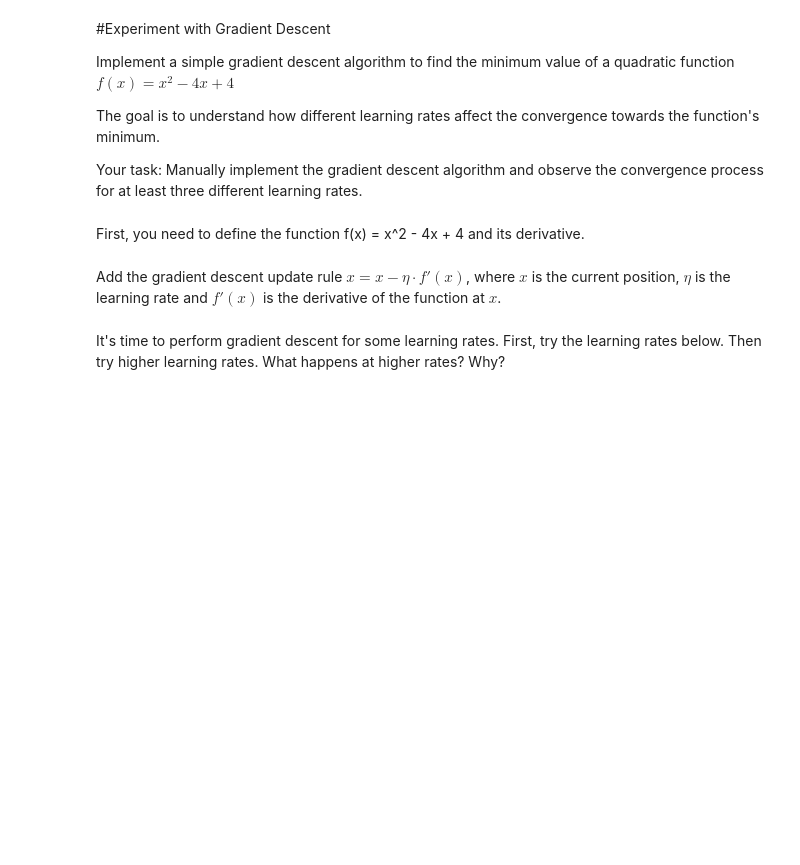
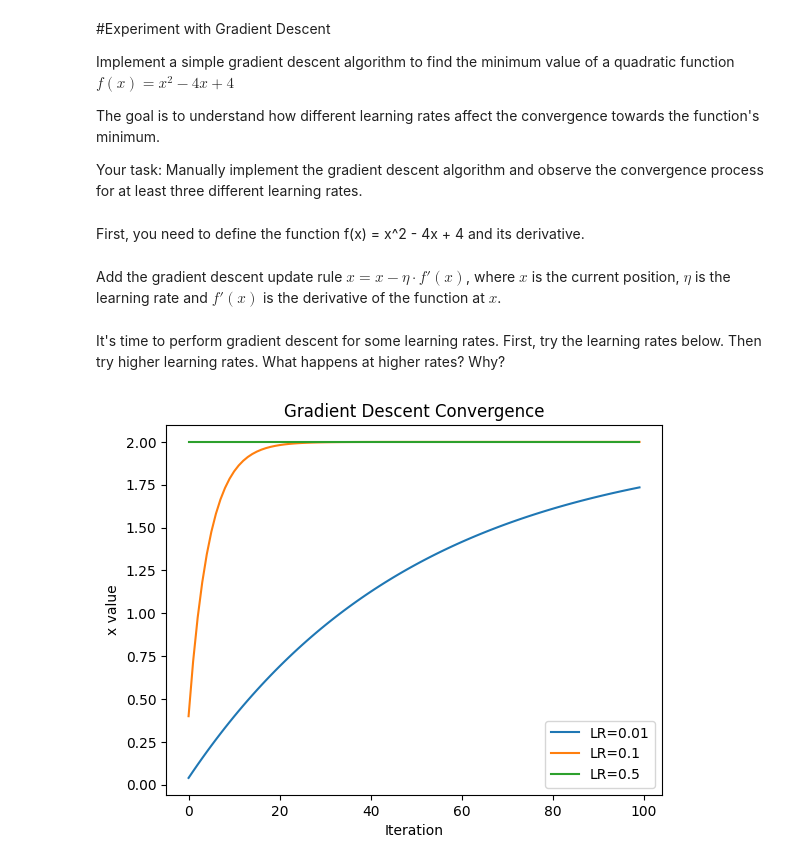
Before and after one commit to andr322a/Machine-Learning-for-Business-Intelligence, a Jupyter notebook: ML4BI_E2.ipynb, the cells around one changed output. Saved outputs shown, nothing was run; the diff lists cells and outputs as text; code cells hidden in the pictures; blank space fills up the shorter version.

```diff
--- a/ML4BI_E2.ipynb
+++ b/ML4BI_E2.ipynb
@@ -78,10 +105,10 @@ Your task: Manually implement the gradient descent algorithm and observe the con
 First, you need to define the function f(x) = x^2 - 4x + 4 and its derivative.
 # %%
 def f(x):
-    #RETURNS THE VALUE OF THE FUNCTION
-
+    return x**2 - 4*x + 4
 def df(x):
     #RETURNS ITS DERIVATIVE
+    return 2*x - 4
 # %% [markdown]
 Add the gradient descent update rule $x = x - \eta \cdot f'(x)$, where $x$ is the current position, $\eta$ is the learning rate and $f'(x)$ is the derivative of the function at $x$.
 # %%
@@ -90,7 +117,7 @@ def gradient_descent(initial_x, learning_rate, epochs):
     history = []  # To store the value of x and f(x) at each step
     for _ in range(epochs):
         gradient = df(x)
-        x = #IMPLEMENT THE GRADIENT DESCENT UPDATE RULE
+        x = x - learning_rate * gradient
         history.append((x, f(x)))
     return history
 # %% [markdown]
@@ -98,17 +125,19 @@ It's time to perform gradient descent for some learning rates. First, try the le
 # %%
 import matplotlib.pyplot as plt
 
 learning_rates = [0.01, 0.1, 0.5]
 initial_x = 0  # Starting point
-epochs = 10
+epochs = 100
 
 for lr in learning_rates:
     history = gradient_descent(initial_x, lr, epochs)
     xs, ys = zip(*history)
     plt.plot(xs, label=f'LR={lr}')
 
 plt.xlabel('Iteration')
 plt.ylabel('x value')
 plt.title('Gradient Descent Convergence')
 plt.legend()
 plt.show()
+# %% [output]
+[figure, added]
```
Also changed, not shown: parts of 12 cells of this notebook, 1 other file.
